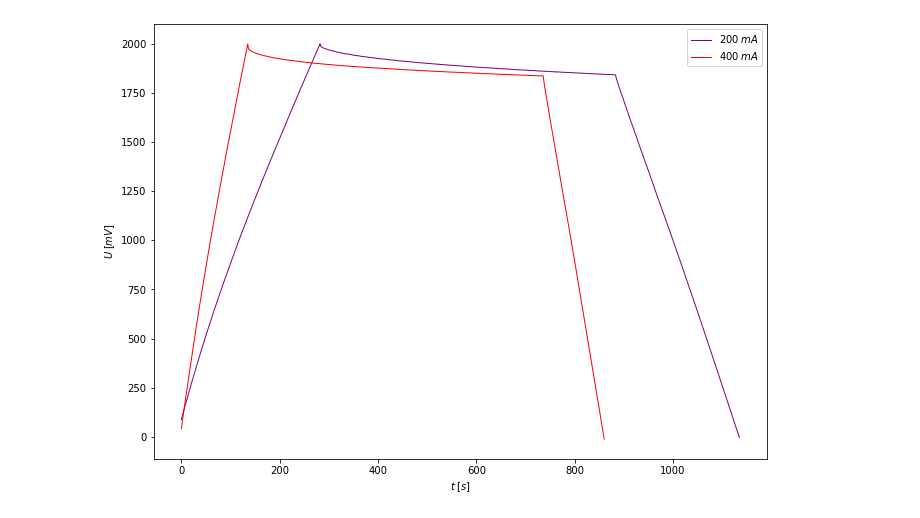
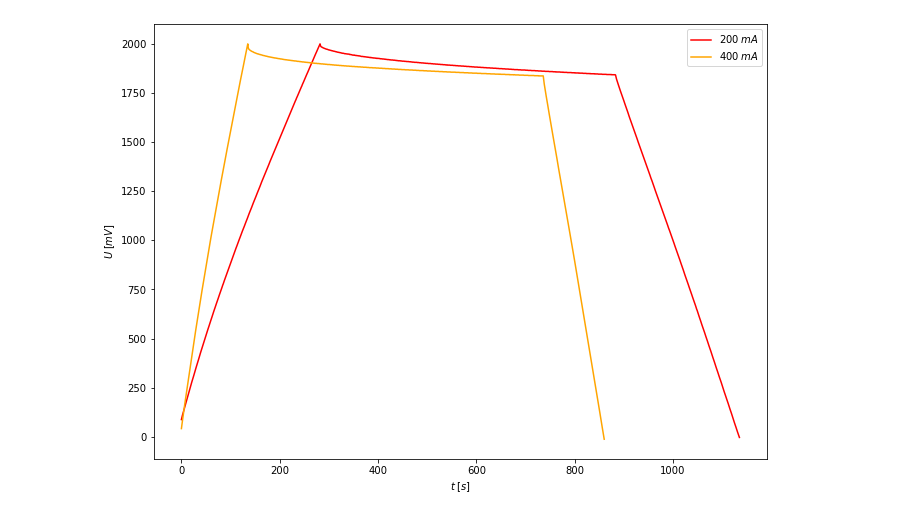
Before and after one commit to ficnawode/fizyka-pw-lab2-data-analysis, a Jupyter notebook: cw16/da.ipynb, the cells around one changed output. Cells and saved outputs as stored; diff of their text form; code cells hidden in the pictures.

```diff
--- a/cw16/da.ipynb
+++ b/cw16/da.ipynb
@@ -11,23 +11,23 @@ d400 = pd.read_csv("in/pomiar400mA.dat", sep="\s+").rename(columns={"t[s]":"t",
 #global constants
 _figsize = (11,8)
 _dotsize = 10
-_linewidth = 1
+_linewidth = 1.5
 _dpi = 350
 # %%
 
 plt.figure(figsize=(11,8))
 
-dotcolor = 'purple'
+dotcolor = 'red'
 plt.plot(d200['t'], d200['U'], label=r'$200 \; mA$', color = dotcolor, linewidth = _linewidth)
 
-dotcolor = 'red'
+dotcolor = 'orange'
 plt.plot(d400['t'], d400['U'], label=r'$400 \; mA$', color = dotcolor, linewidth = _linewidth)
 
 plt.xlabel(r'$t \; [s]$')
 plt.ylabel(r'$U \; [mV]$')
 
 plt.legend()
 plt.savefig('out/charakterystyka_200_i_400.jpg', dpi=_dpi)
 plt.show()
 # %% [output]
-[figure, old version]
+[figure, new version]
```
Also changed, not shown: parts of 4 cells of this notebook, 6 other files.
